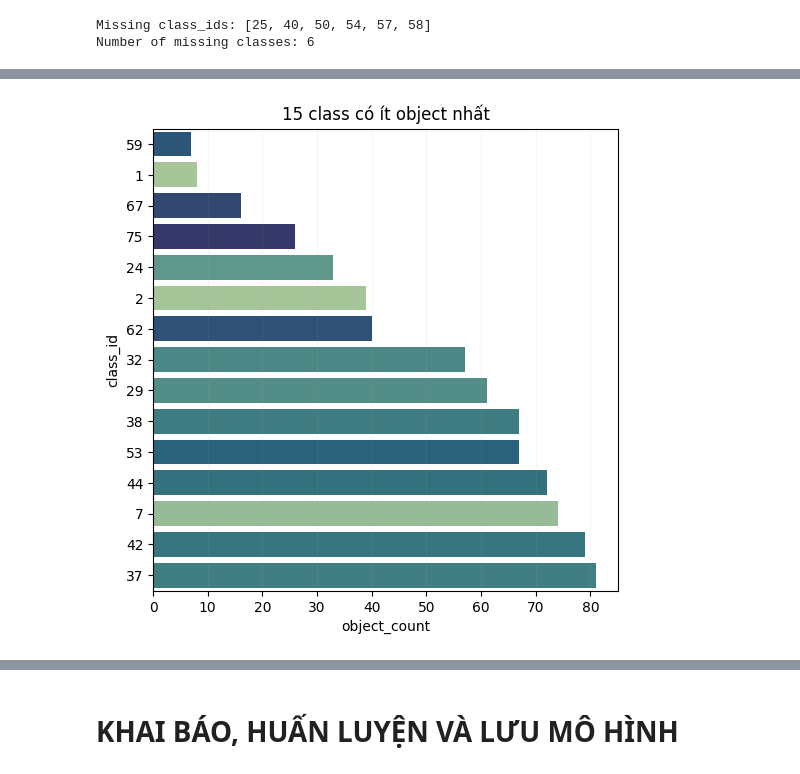
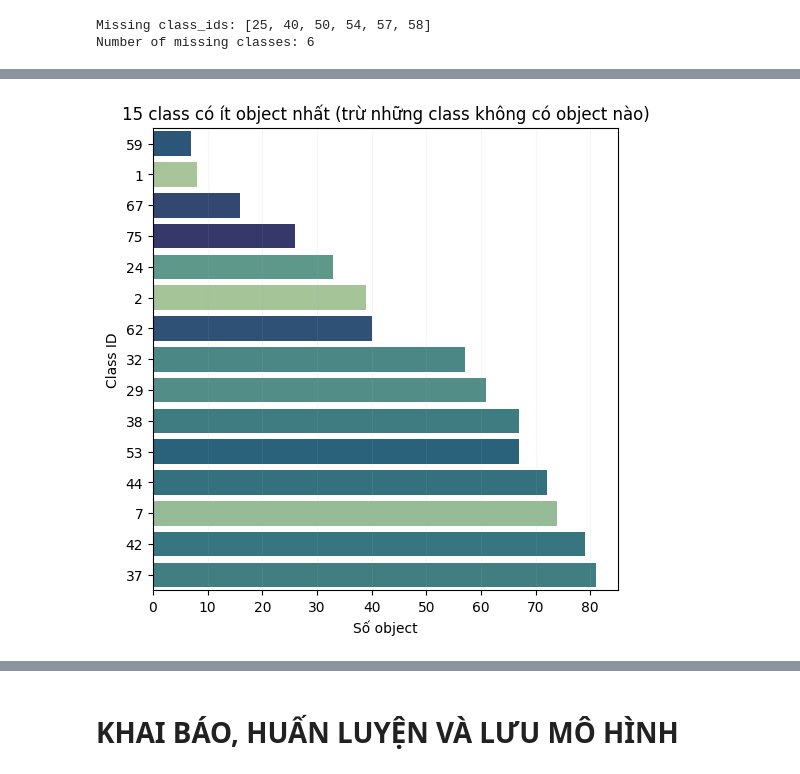
Before and after one commit to iam-BUDDYY/using-deep-learning-to-classify-animal-and-human-images, a Jupyter notebook: PROJECT REPORT.ipynb, the cells around one changed output, grey strips where cells are left out. Saved outputs shown, nothing was run; the diff lists cells and outputs as text; code cells hidden in the pictures.

Commit message:
update .ipynb, will continue at "distributions of image size"

```diff
--- a/PROJECT REPORT.ipynb
+++ b/PROJECT REPORT.ipynb
@@ -361,27 +406,27 @@ plt.show()
 # %%
-plt.figure(figsize=plot_size)
+plt.figure(figsize=(6, 6))
 
 order = (
     df_bottom15
     .sort_values("object_count", ascending=True)["class_id"]
     .astype(str)
 )
 
 sns.barplot(
     data=df_bottom15,
     x="object_count",
     y=df_bottom15["class_id"].astype(str),
     order=order,
     hue="class_id",
     palette="crest",
     legend=False,
     errorbar=None
 )
 
-plt.xlabel("object_count")
-plt.ylabel("class_id")
-plt.title("15 class có ít object nhất")
+plt.xlabel("Số object")
+plt.ylabel("Class ID")
+plt.title("15 class có ít object nhất (trừ những class không có object nào)")
 plt.grid(axis='x', alpha=0.1)
 plt.show()
 # %% [output]
-[figure, old version]
+[figure, new version]
```
Also changed, not shown: parts of 15 cells of this notebook, 1 other file.
